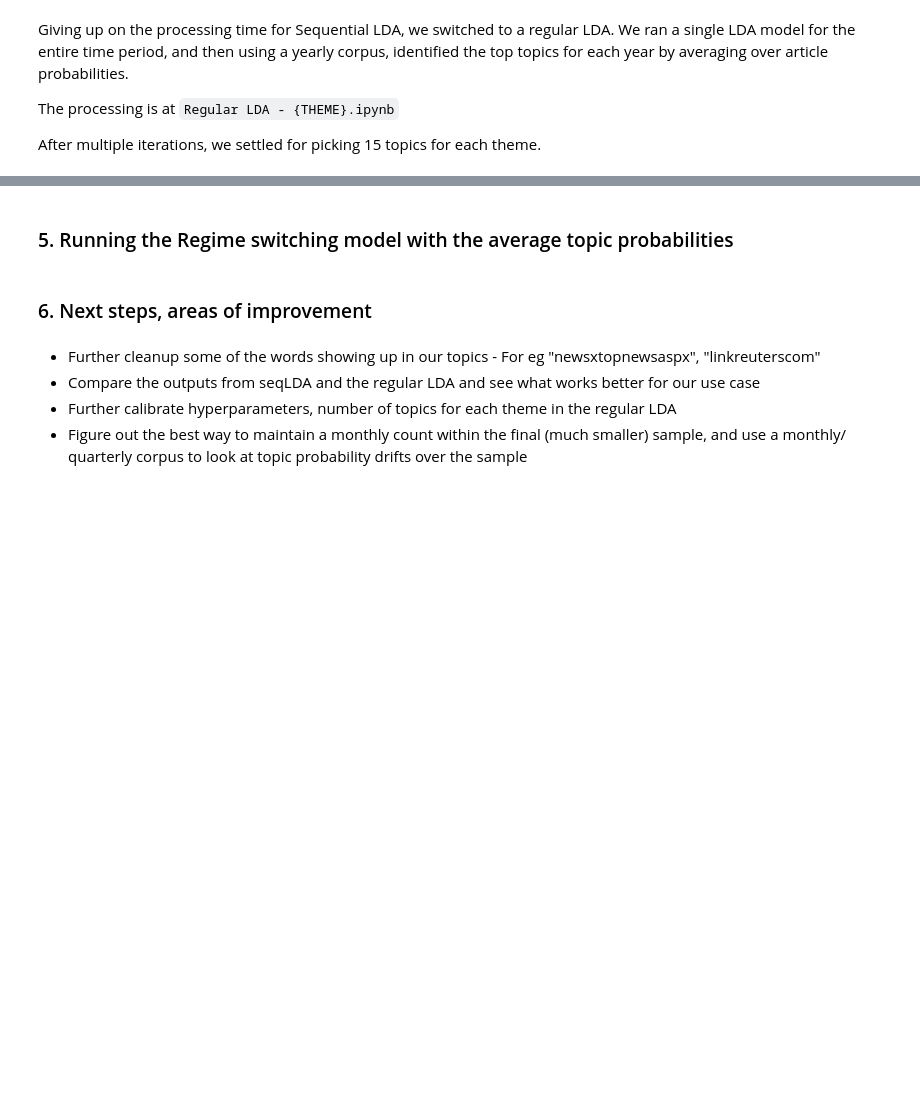
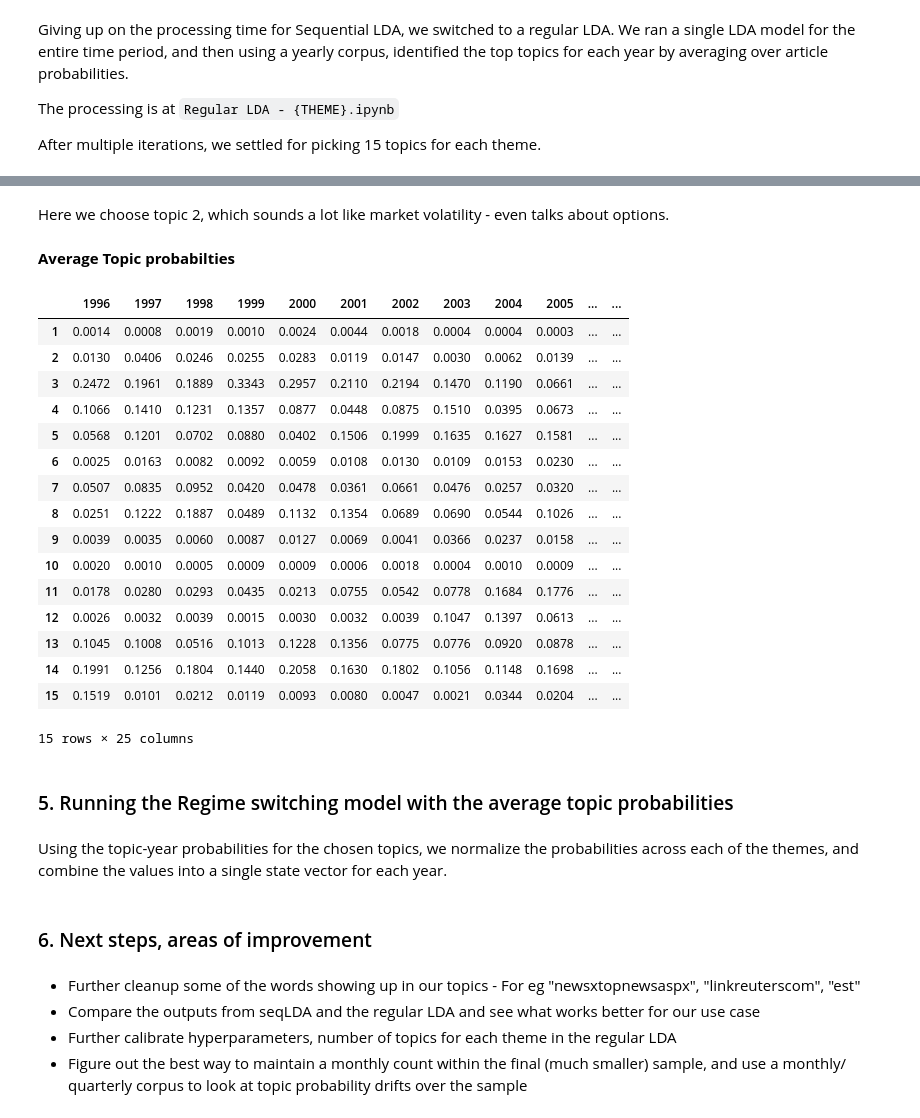
Before and after one commit to mehasadasivam/NLP, a Jupyter notebook: Final Project Summary Notebook.ipynb, the cells around one changed output, grey strips where cells are left out. Cells and saved outputs as stored; diff of their text form; code cells hidden in the pictures; blank space fills up the shorter version.

```diff
--- a/Final Project Summary Notebook.ipynb
+++ b/Final Project Summary Notebook.ipynb
@@ -483,9 +602,35 @@ After multiple iterations, we settled for picking 15 topics for each theme.
+# %% [markdown]
+Here we choose topic 2, which sounds a lot like market volatility - even talks about options.
+# %% [markdown]
+**Average Topic probabilties**
+# %%
+pd.read_csv('LDA_Outputs/%s_Average_Topic_Probabilities_Per_Year.csv' % 'Volatility', index_col=0)
+# %% [output]
+|  | 1996 | 1997 | 1998 | 1999 | 2000 | 2001 | 2002 | 2003 | 2004 | 2005 | ... | ... |
+| 1 | 0.0014 | 0.0008 | 0.0019 | 0.0010 | 0.0024 | 0.0044 | 0.0018 | 0.0004 | 0.0004 | 0.0003 | ... | ... |
+| 2 | 0.0130 | 0.0406 | 0.0246 | 0.0255 | 0.0283 | 0.0119 | 0.0147 | 0.0030 | 0.0062 | 0.0139 | ... | ... |
+| 3 | 0.2472 | 0.1961 | 0.1889 | 0.3343 | 0.2957 | 0.2110 | 0.2194 | 0.1470 | 0.1190 | 0.0661 | ... | ... |
+| 4 | 0.1066 | 0.1410 | 0.1231 | 0.1357 | 0.0877 | 0.0448 | 0.0875 | 0.1510 | 0.0395 | 0.0673 | ... | ... |
+| 5 | 0.0568 | 0.1201 | 0.0702 | 0.0880 | 0.0402 | 0.1506 | 0.1999 | 0.1635 | 0.1627 | 0.1581 | ... | ... |
+| 6 | 0.0025 | 0.0163 | 0.0082 | 0.0092 | 0.0059 | 0.0108 | 0.0130 | 0.0109 | 0.0153 | 0.0230 | ... | ... |
+| 7 | 0.0507 | 0.0835 | 0.0952 | 0.0420 | 0.0478 | 0.0361 | 0.0661 | 0.0476 | 0.0257 | 0.0320 | ... | ... |
+| 8 | 0.0251 | 0.1222 | 0.1887 | 0.0489 | 0.1132 | 0.1354 | 0.0689 | 0.0690 | 0.0544 | 0.1026 | ... | ... |
+| 9 | 0.0039 | 0.0035 | 0.0060 | 0.0087 | 0.0127 | 0.0069 | 0.0041 | 0.0366 | 0.0237 | 0.0158 | ... | ... |
+| 10 | 0.0020 | 0.0010 | 0.0005 | 0.0009 | 0.0009 | 0.0006 | 0.0018 | 0.0004 | 0.0010 | 0.0009 | ... | ... |
+| 11 | 0.0178 | 0.0280 | 0.0293 | 0.0435 | 0.0213 | 0.0755 | 0.0542 | 0.0778 | 0.1684 | 0.1776 | ... | ... |
+| 12 | 0.0026 | 0.0032 | 0.0039 | 0.0015 | 0.0030 | 0.0032 | 0.0039 | 0.1047 | 0.1397 | 0.0613 | ... | ... |
+| 13 | 0.1045 | 0.1008 | 0.0516 | 0.1013 | 0.1228 | 0.1356 | 0.0775 | 0.0776 | 0.0920 | 0.0878 | ... | ... |
+| 14 | 0.1991 | 0.1256 | 0.1804 | 0.1440 | 0.2058 | 0.1630 | 0.1802 | 0.1056 | 0.1148 | 0.1698 | ... | ... |
+| 15 | 0.1519 | 0.0101 | 0.0212 | 0.0119 | 0.0093 | 0.0080 | 0.0047 | 0.0021 | 0.0344 | 0.0204 | ... | ... |
+15 rows × 25 columns
 # %% [markdown]
 ### 5. Running the Regime switching model with the average topic probabilities
+# %% [markdown]
+Using the topic-year probabilities for the chosen topics, we normalize the probabilities across each of the themes, and combine the values into a single state vector for each year.
 # %% [markdown]
 ### 6. Next steps, areas of improvement
 # %% [markdown]
-- Further cleanup some of the words showing up in our topics - For eg "newsxtopnewsaspx", "linkreuterscom"
+- Further cleanup some of the words showing up in our topics - For eg "newsxtopnewsaspx", "linkreuterscom", "est"
 - Compare the outputs from seqLDA and the regular LDA and see what works better for our use case
 - Further calibrate hyperparameters, number of topics for each theme in the regular LDA
 - Figure out the best way to maintain a monthly count within the final (much smaller) sample, and use a monthly/ quarterly corpus to look at topic probability drifts over the sample
```
Also changed, not shown: parts of 13 cells of this notebook.
